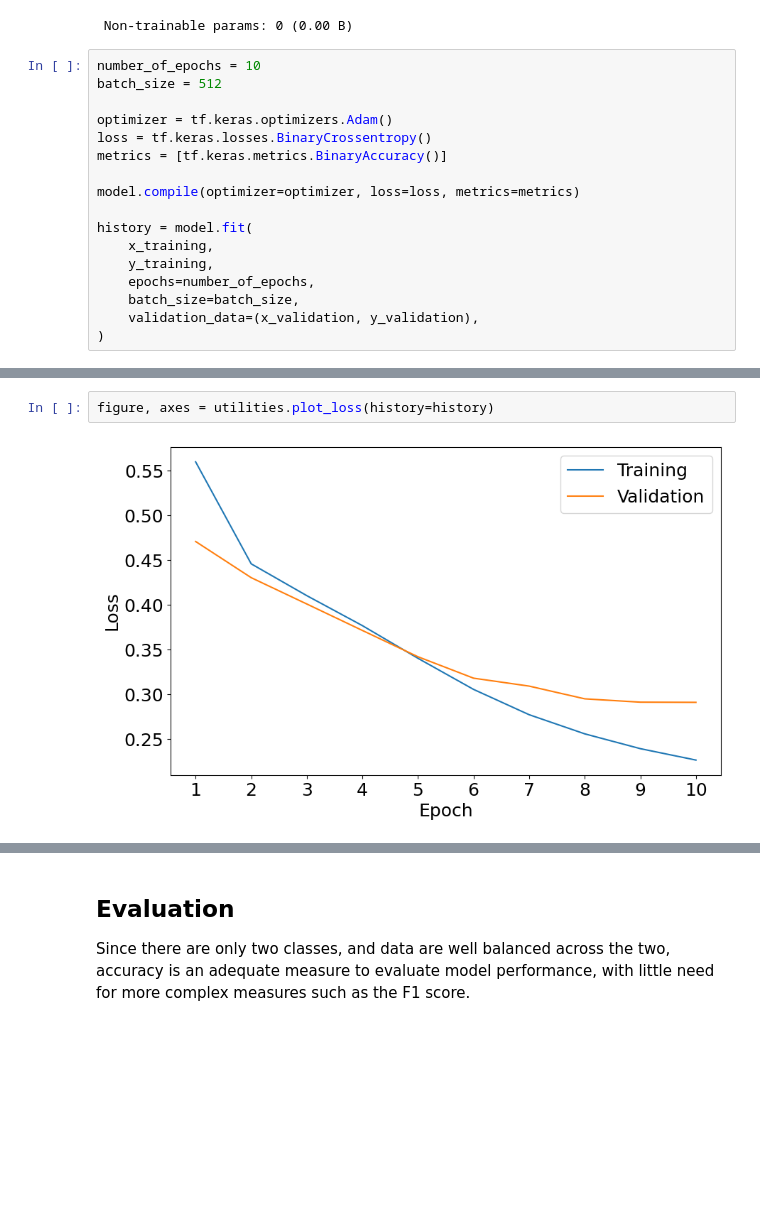
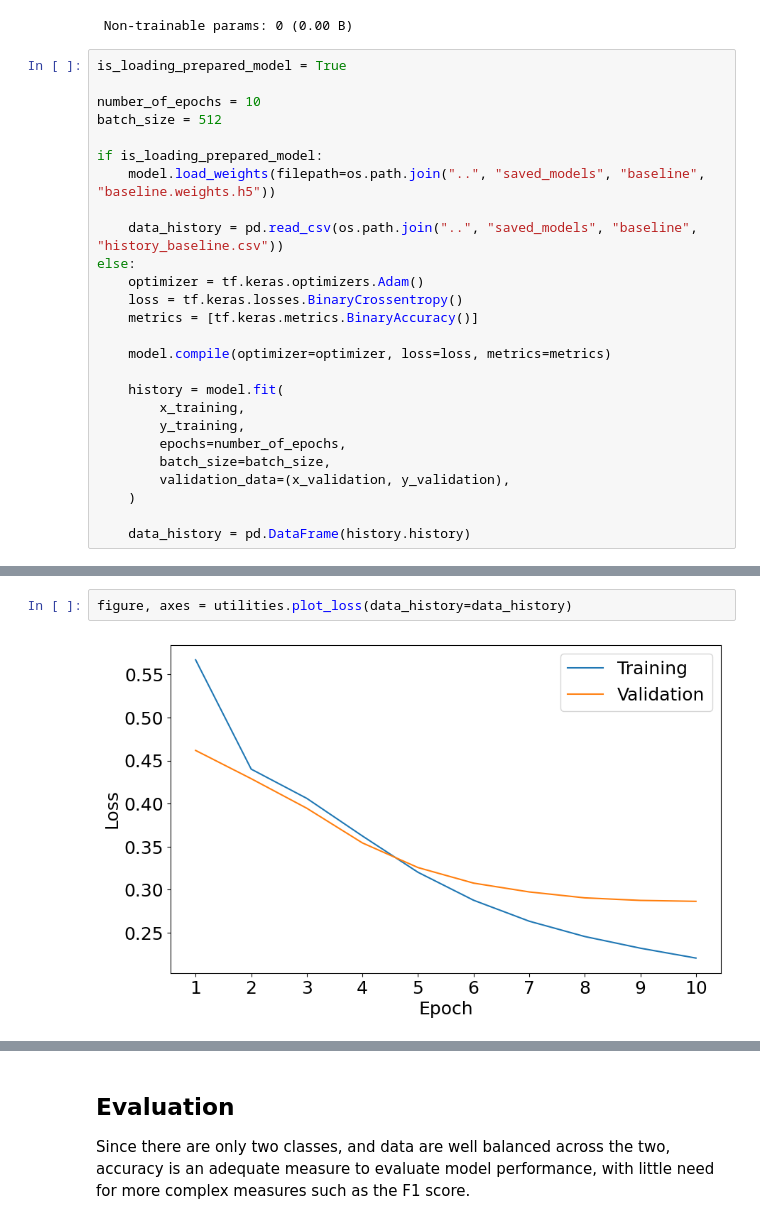
Before and after one commit to HannesMK/plain-language-classification, a Jupyter notebook: 2_BaselineModel/baseline_model.ipynb, the cells around one changed output, grey strips where cells are left out. Saved outputs shown, nothing was run; the diff lists cells and outputs as text; blank space fills up the shorter version.

Commit message:
Adds feature to save and load models

```diff
--- a/2_BaselineModel/baseline_model.ipynb
+++ b/2_BaselineModel/baseline_model.ipynb
@@ -93,19 +95,28 @@ Model: "baseline_model"
  Trainable params: 320,273 (1.22 MB)
  Non-trainable params: 0 (0.00 B)
 # %%
+is_loading_prepared_model = True
+
 number_of_epochs = 10
 batch_size = 512
 
-optimizer = tf.keras.optimizers.Adam()
-loss = tf.keras.losses.BinaryCrossentropy()
-metrics = [tf.keras.metrics.BinaryAccuracy()]
+if is_loading_prepared_model:
+    model.load_weights(filepath=os.path.join("..", "saved_models", "baseline", "baseline.weights.h5"))
 
-model.compile(optimizer=optimizer, loss=loss, metrics=metrics)
+    data_history = pd.read_csv(os.path.join("..", "saved_models", "baseline", "history_baseline.csv"))
+else:
+    optimizer = tf.keras.optimizers.Adam()
+    loss = tf.keras.losses.BinaryCrossentropy()
+    metrics = [tf.keras.metrics.BinaryAccuracy()]
 
-history = model.fit(
-    x_training,
-    y_training,
-    epochs=number_of_epochs,
-    batch_size=batch_size,
-    validation_data=(x_validation, y_validation),
-)
+    model.compile(optimizer=optimizer, loss=loss, metrics=metrics)
+
+    history = model.fit(
+        x_training,
+        y_training,
+        epochs=number_of_epochs,
+        batch_size=batch_size,
+        validation_data=(x_validation, y_validation),
+    )
+
+    data_history = pd.DataFrame(history.history)
@@ -139,4 +129,4 @@ figure, axes = utilities.plot_accuracy(history=history, y_limits=y_limits)
 # %%
-figure, axes = utilities.plot_loss(history=history)
+figure, axes = utilities.plot_loss(data_history=data_history)
 # %% [output]
-[figure, old version]
+[figure, new version]
```
Also changed, not shown: parts of 5 cells of this notebook, 2 other files.
